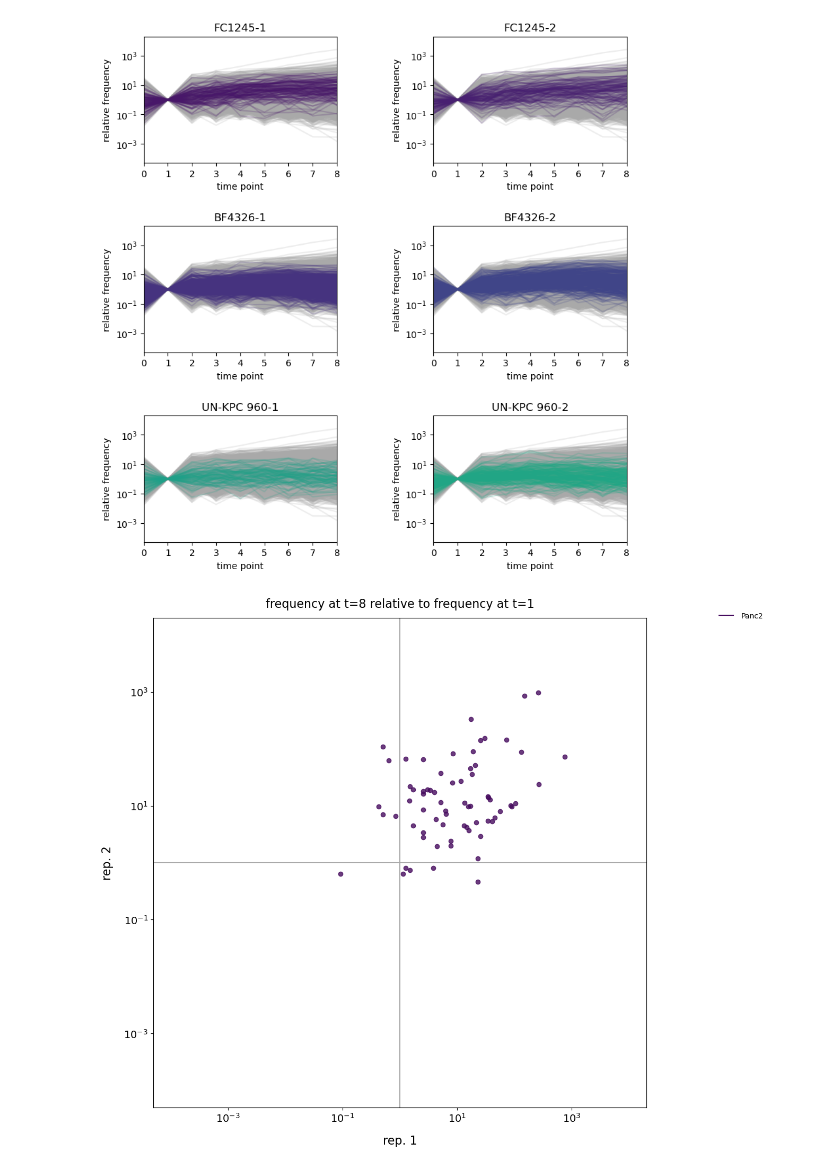
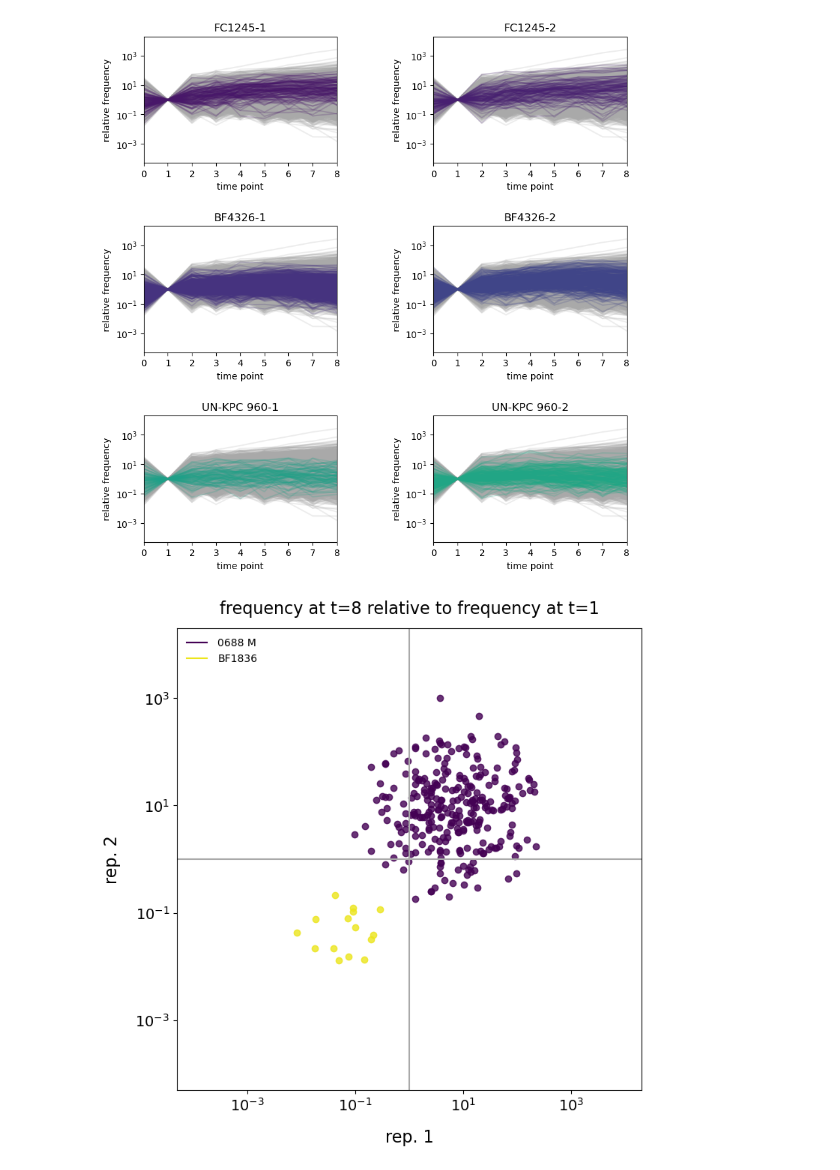
Before and after one commit to alyulina/metastatic-phenotypes, a Jupyter notebook: clustering-testing-comparing-results_08.30.23.ipynb, the cells around one changed output. Cells and saved outputs as stored; diff of their text form; code cells hidden in the pictures.

```diff
--- a/clustering-testing-comparing-results_08.30.23.ipynb
+++ b/clustering-testing-comparing-results_08.30.23.ipynb
@@ -963,7 +963,7 @@ for i in range(6):
 # want to look at correlations, starting at t=0
 # getting a set of barcodes that are present in both replicates
 
-plt.figure(figsize=(12, 12));
+plt.figure(figsize=(8, 8));
 viridis = matplotlib.cm.ScalarMappable(norm=matplotlib.colors.Normalize(vmin=0, vmax=len(clIDs_ordered)),
                                        cmap=plt.get_cmap('viridis'))
 reps = [0, 1]
@@ -972,36 +972,36 @@ coverage_rep2_t8 = t_series_coverage[reps[1]][t_series_samples[reps[1]][-1]]
 coverage_rep1_t1 = t_series_coverage[reps[0]][t_series_samples[reps[0]][1]]
 coverage_rep2_t1 = t_series_coverage[reps[1]][t_series_samples[reps[1]][1]]
 for count, clID in enumerate(clIDs_ordered):
-    if clID not in [clIDs_ordered[1]]:
+    if clID not in [clIDs_ordered[0], clIDs_ordered[-1]]:
         continue
     barcodes = list(t_bc_counts[reps[0]][clID].keys() & t_bc_counts[reps[1]][clID].keys())
     for x in barcodes:
         if 0 not in [t_bc_counts[reps[0]][clID][x][1], t_bc_counts[reps[1]][clID][x][1]]:
         #plt.scatter(t_bc_counts[reps[0]][clID][x][0] / t_series_coverage[reps[0]][t_series_samples[reps[0]][0]], t_bc_counts[reps[1]][clID][x][0] / t_series_coverage[reps[1]][t_series_samples[reps[1]][0]], color=viridis.to_rgba(count), alpha=0.2)
             plt.scatter(t_bc_counts[reps[0]][clID][x][-1] / coverage_rep1_t8 / (t_bc_counts[reps[0]][clID][x][1] / coverage_rep1_t1),
                         t_bc_counts[reps[1]][clID][x][-1] / coverage_rep2_t8 / (t_bc_counts[reps[1]][clID][x][1] / coverage_rep2_t1),
                         color=viridis.to_rgba(count), alpha=0.8)
 
     plt.plot([1e5, 1e5], [1e5, 1e5], color=viridis.to_rgba(count), label=clID_dict[clID].replace('_', ' '))
 
 plt.axvline(1, color='#a9a9a9')
 plt.axhline(1, color='#a9a9a9')
 
 plt.xticks([1e-4, 1e-2, 1e-1, 1e0, 1e1, 1e2, 1e4], [1e-4, 1e-2, 1e-1, 1e0, 1e1, 1e2, 1e4], size=14)
 plt.xscale('log'); plt.minorticks_off();
 plt.xlim(5e-5, 2e4);
 
 plt.yticks([1e-4, 1e-2, 1e-1, 1e0, 1e1, 1e2, 1e4], [1e-4, 1e-2, 1e-1, 1e0, 1e1, 1e2, 1e4], size=14)
 plt.yscale('log'); plt.minorticks_off();
 plt.ylim(5e-5, 2e4);
 
 plt.xlabel('rep. 1', fontsize=16, labelpad=14);
 plt.ylabel('rep. 2', fontsize=16, labelpad=14);
 
 plt.title('frequency at t=8 relative to frequency at t=1', size=16, pad=14)
-plt.legend(frameon=False, ncol=1, handletextpad=1, loc='upper right', bbox_to_anchor=(1.25, 1.025));
+plt.legend(frameon=False, ncol=1, handletextpad=1, loc='upper left');
 
 
-plt.savefig('plots/bc_norm_freq_corr_reps_1_2_panc2.png', dpi=300, bbox_inches='tight')
+#plt.savefig('plots/bc_norm_freq_corr_reps_1_2_some_cell_lines.png', dpi=300, bbox_inches='tight')
 # %% [output]
-[figure, old version]
+[figure, new version]
```
Also changed, not shown: parts of 2 cells of this notebook.
